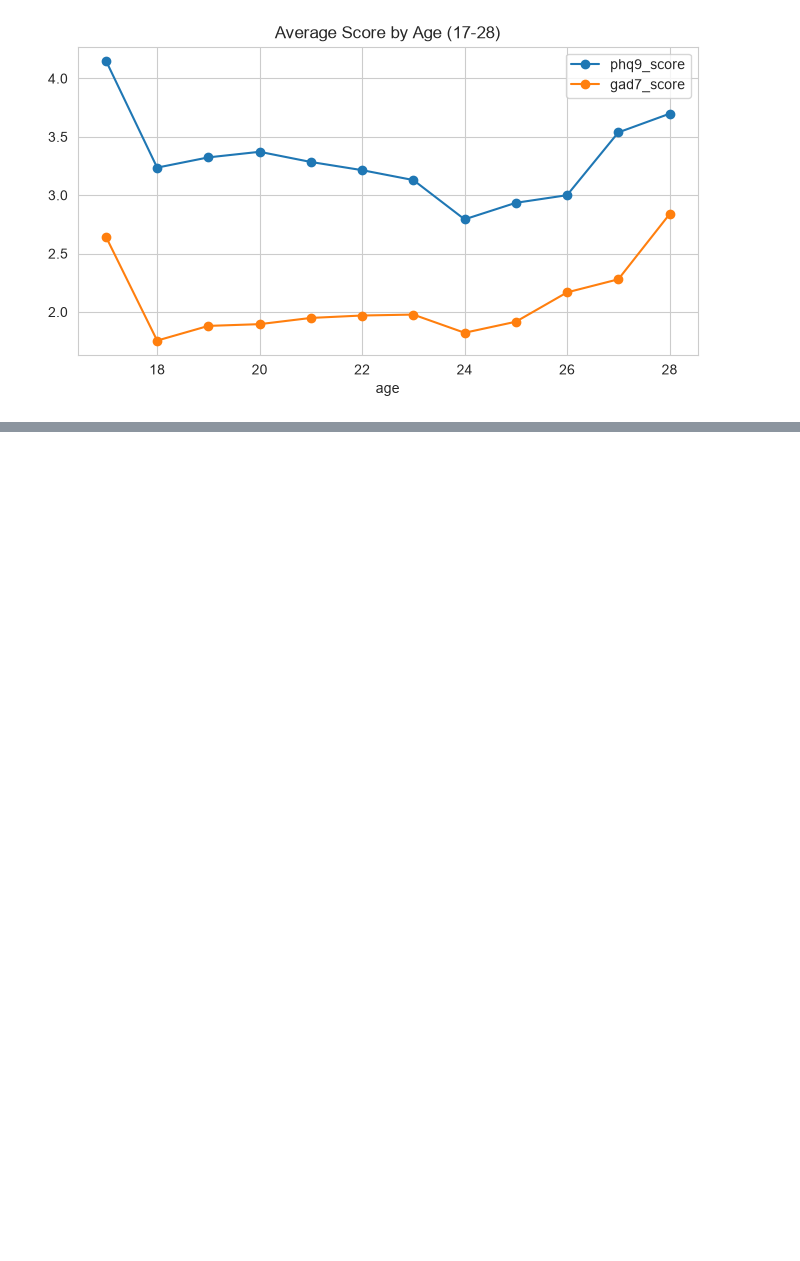
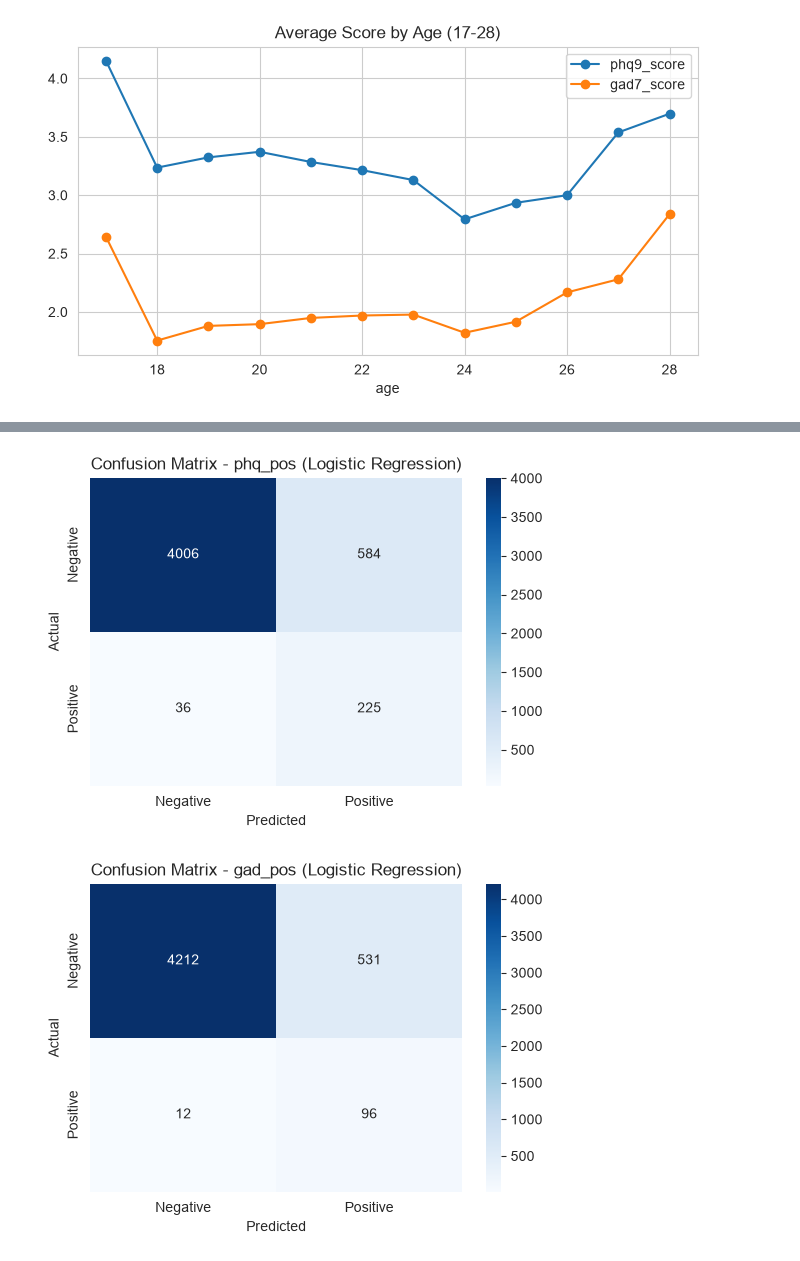
Before and after one commit to Bhoomikamalik81/MindCheck, a Jupyter notebook: mind_check_depression_anxiety_screening.ipynb, the cells around one changed output, grey strips where cells are left out. Saved outputs shown, nothing was run; the diff lists cells and outputs as text; code cells hidden in the pictures; blank space fills up the shorter version.

```diff
--- a/mind_check_depression_anxiety_screening.ipynb
+++ b/mind_check_depression_anxiety_screening.ipynb
@@ -658,0 +715,5 @@ plt.show()
+# %%
+preprocessor = ColumnTransformer([
+    ("num", StandardScaler(), num_cols),
+    ("cat", OneHotEncoder(handle_unknown="ignore"), cat_cols)
+])
@@ -658,0 +770,4 @@ plt.show()
+# %%
+results_df = pd.DataFrame(results)
+print("Final Model Comparison:")
+print(results_df.to_string(index=False))
@@ -658,0 +787,6 @@ plt.show()
+# %%
+best_models = {}
+for target in ["phq_pos", "gad_pos"]:
+    sub = results_df[results_df["Target"] == target].sort_values(by="ROC-AUC", ascending=False)
+    best_models[target] = sub.iloc[0]["Model"]
+    print(target, "-> Best Model:", best_models[target], "| ROC-AUC:", sub.iloc[0]["ROC-AUC"])
@@ -658,0 +798,7 @@ plt.show()
+# %%
+for target in ["phq_pos", "gad_pos"]:
+    pipeline, y_test, y_pred = fitted[(target, best_models[target])]
+    print("\n", "=" * 50)
+    print("Target:", target, "| Model:", best_models[target])
+    print("=" * 50)
+    print(classification_report(y_test, y_pred, target_names=["Negative", "Positive"], zero_division=0))
@@ -658,0 +823,15 @@ plt.show()
+# %%
+for target in ["phq_pos", "gad_pos"]:
+    pipeline, y_test, y_pred = fitted[(target, best_models[target])]
+    cm = confusion_matrix(y_test, y_pred)
+    plt.figure(figsize=(6, 4))
+    sns.heatmap(cm, annot=True, fmt="d", cmap="Blues",
+                xticklabels=["Negative", "Positive"],
+                yticklabels=["Negative", "Positive"])
+    plt.title("Confusion Matrix - " + target + " (" + best_models[target] + ")")
+    plt.xlabel("Predicted")
+    plt.ylabel("Actual")
+    plt.show()
+# %% [output]
+[figure, added]
+[figure, added]
```
Also changed, not shown: parts of 23 cells of this notebook.
